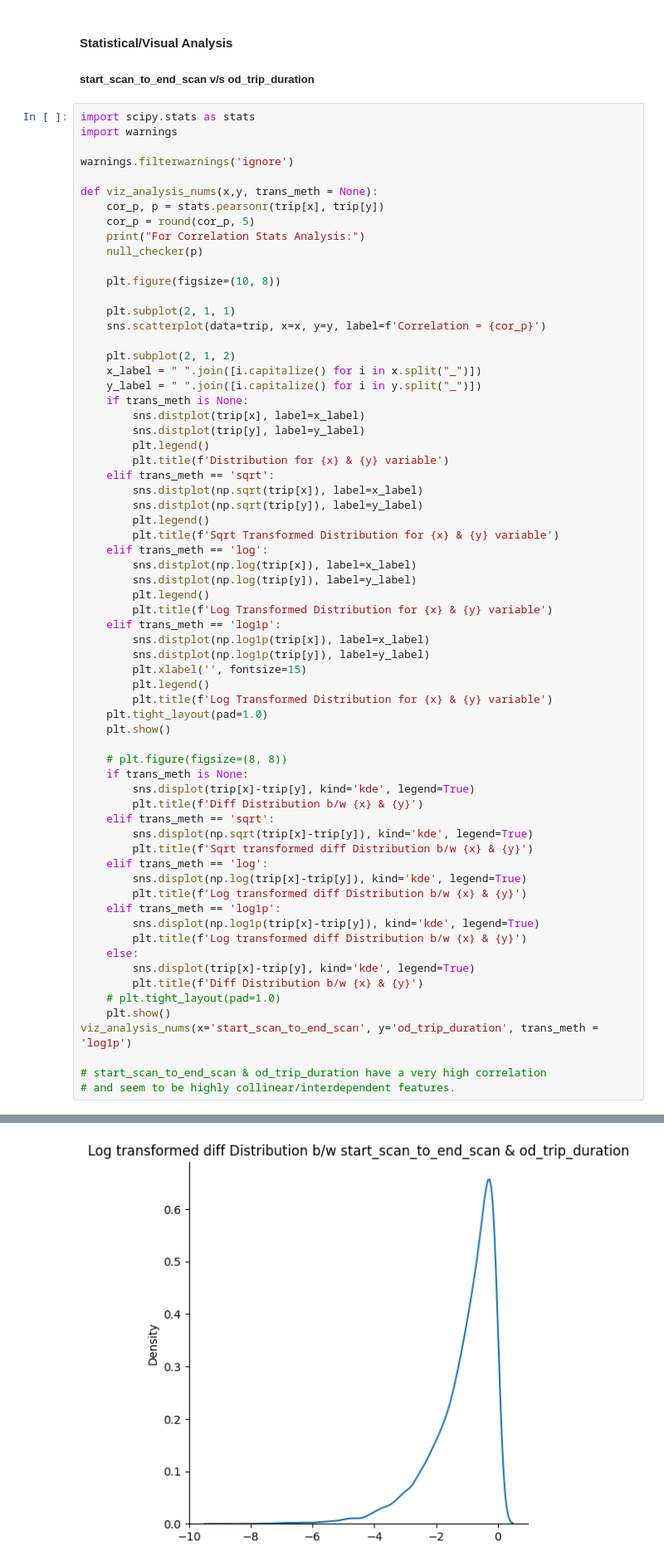
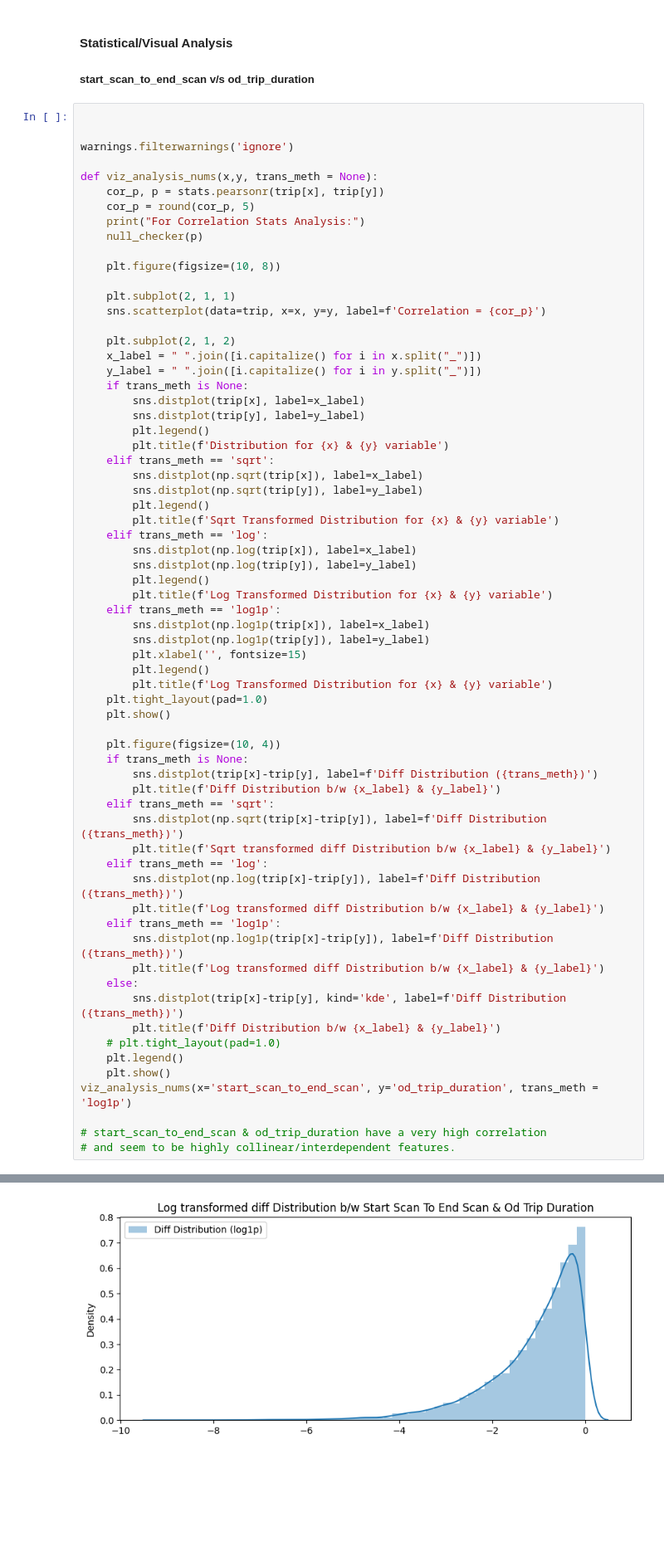
Before and after one commit to trehansalil/delhivery_analysis, a Jupyter notebook: analysis.ipynb, the cells around one changed output, grey strips where cells are left out. Shown at 83% size. Cells and saved outputs as stored; diff of their text form; blank space fills up the shorter version.

```diff
--- a/analysis.ipynb
+++ b/analysis.ipynb
@@ -453,8 +476,7 @@ trip['trip_dayofweek'] = trip['trip_creation_time'].dt.dayofweek
 
 ##### start_scan_to_end_scan v/s od_trip_duration
 # %%
-import scipy.stats as stats
-import warnings
+
 
 warnings.filterwarnings('ignore')
 
@@ -484,45 +506,46 @@ def viz_analysis_nums(x,y, trans_meth = None):
         plt.title(f'Sqrt Transformed Distribution for {x} & {y} variable')
     elif trans_meth == 'log':
         sns.distplot(np.log(trip[x]), label=x_label)
         sns.distplot(np.log(trip[y]), label=y_label)
         plt.legend()
         plt.title(f'Log Transformed Distribution for {x} & {y} variable')
     elif trans_meth == 'log1p':
         sns.distplot(np.log1p(trip[x]), label=x_label)
         sns.distplot(np.log1p(trip[y]), label=y_label)
         plt.xlabel('', fontsize=15)
         plt.legend()
         plt.title(f'Log Transformed Distribution for {x} & {y} variable')
     plt.tight_layout(pad=1.0)
     plt.show()
 
-    # plt.figure(figsize=(8, 8))
+    plt.figure(figsize=(10, 4))
     if trans_meth is None:
-        sns.displot(trip[x]-trip[y], kind='kde', legend=True)
-        plt.title(f'Diff Distribution b/w {x} & {y}')
+        sns.distplot(trip[x]-trip[y], label=f'Diff Distribution ({trans_meth})')
+        plt.title(f'Diff Distribution b/w {x_label} & {y_label}')
     elif trans_meth == 'sqrt':
-        sns.displot(np.sqrt(trip[x]-trip[y]), kind='kde', legend=True)
-        plt.title(f'Sqrt transformed diff Distribution b/w {x} & {y}')
+        sns.distplot(np.sqrt(trip[x]-trip[y]), label=f'Diff Distribution ({trans_meth})')
+        plt.title(f'Sqrt transformed diff Distribution b/w {x_label} & {y_label}')
     elif trans_meth == 'log':
-        sns.displot(np.log(trip[x]-trip[y]), kind='kde', legend=True)
-        plt.title(f'Log transformed diff Distribution b/w {x} & {y}')
+        sns.distplot(np.log(trip[x]-trip[y]), label=f'Diff Distribution ({trans_meth})')
+        plt.title(f'Log transformed diff Distribution b/w {x_label} & {y_label}')
     elif trans_meth == 'log1p':
-        sns.displot(np.log1p(trip[x]-trip[y]), kind='kde', legend=True)
-        plt.title(f'Log transformed diff Distribution b/w {x} & {y}')
+        sns.distplot(np.log1p(trip[x]-trip[y]), label=f'Diff Distribution ({trans_meth})')
+        plt.title(f'Log transformed diff Distribution b/w {x_label} & {y_label}')
     else:
-        sns.displot(trip[x]-trip[y], kind='kde', legend=True)
-        plt.title(f'Diff Distribution b/w {x} & {y}')
+        sns.distplot(trip[x]-trip[y], kind='kde', label=f'Diff Distribution ({trans_meth})')
+        plt.title(f'Diff Distribution b/w {x_label} & {y_label}')
     # plt.tight_layout(pad=1.0)
+    plt.legend()
     plt.show()
 viz_analysis_nums(x='start_scan_to_end_scan', y='od_trip_duration', trans_meth = 'log1p')
 
 # start_scan_to_end_scan & od_trip_duration have a very high correlation
 # and seem to be highly collinear/interdependent features.
 # %% [output]
 For Correlation Stats Analysis:
 Reject the null hypothesis
 [figure]
-[figure, old version]
+[figure, new version]
 # %%
 # H0: means of both the columns are equal
 # Ha: means of both the columns are not equal
```
Also changed, not shown: parts of 28 cells of this notebook.
